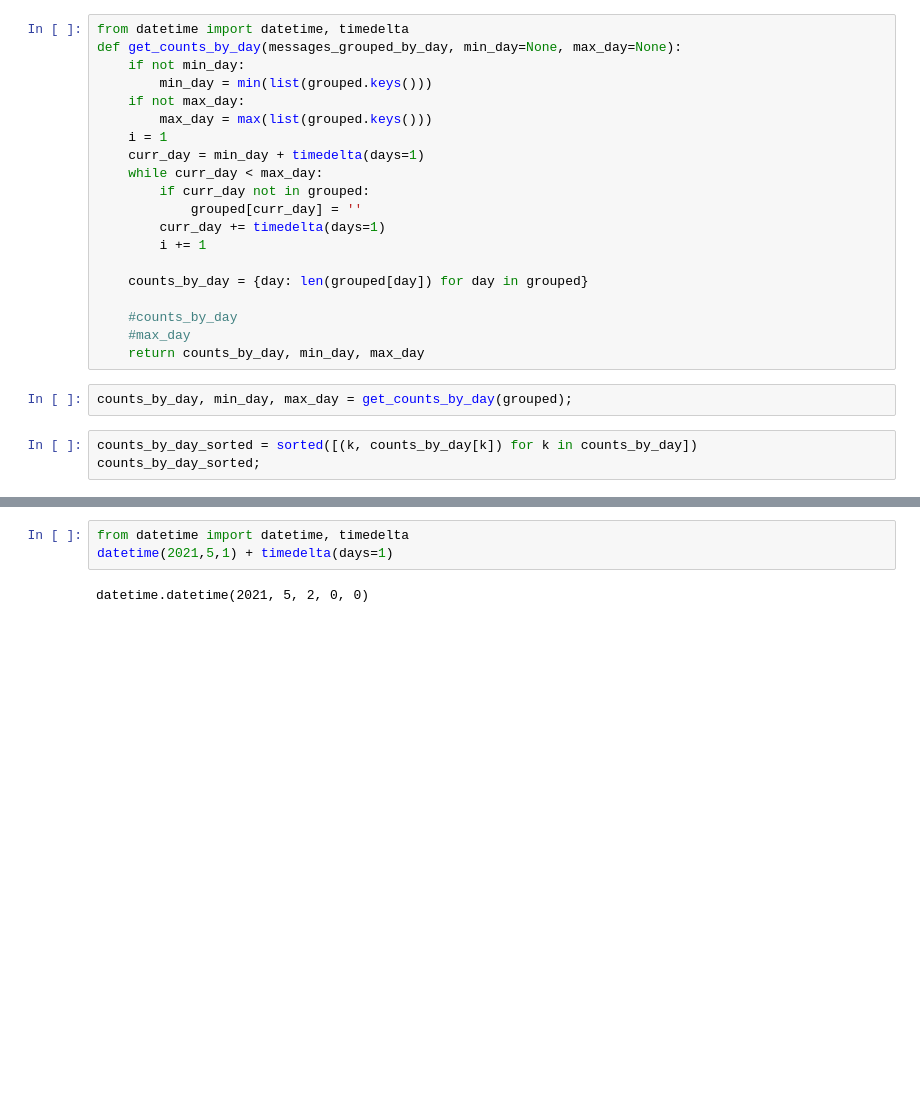
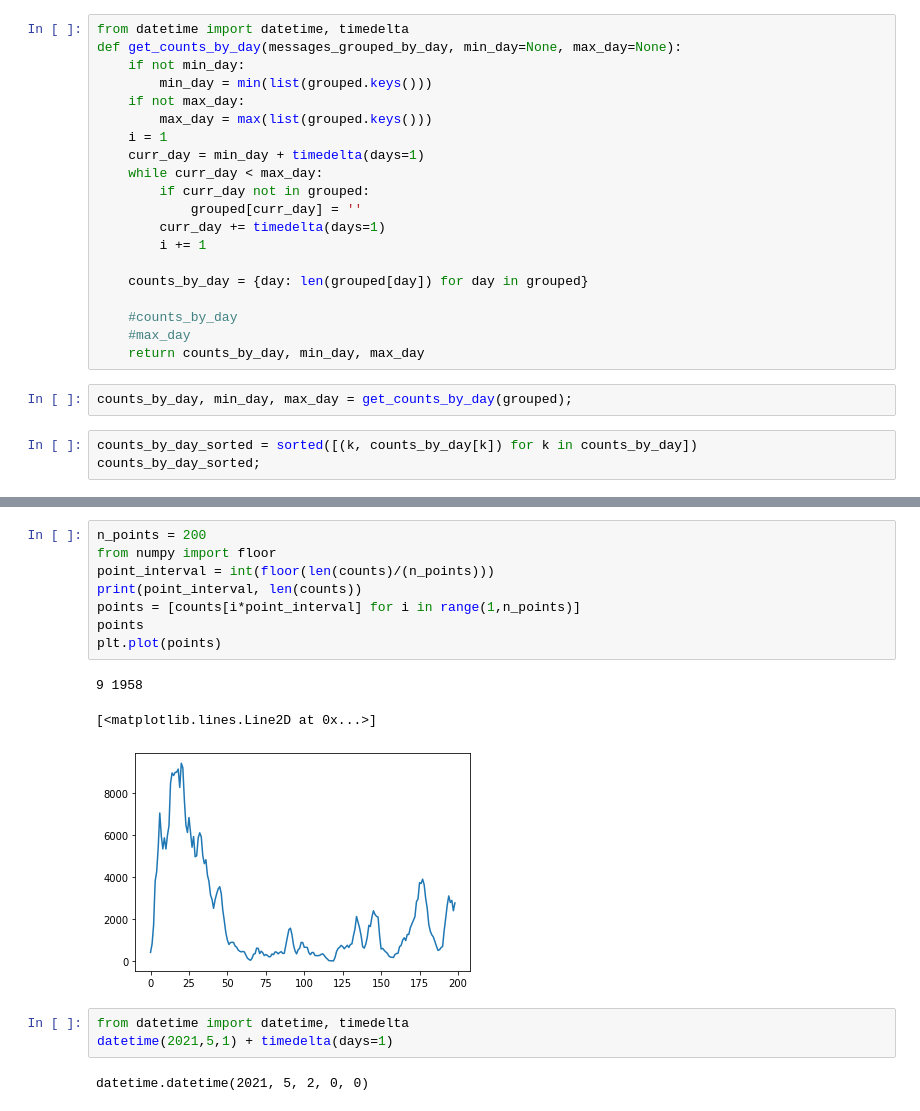
Before and after one commit to filipzupancic/momently, a Jupyter notebook: testisi.ipynb, the cells around one changed output, grey strips where cells are left out. Cells and saved outputs as stored; diff of their text form; blank space fills up the shorter version.

Commit message:
points v testisih so točke za bit narisane

```diff
--- a/testisi.ipynb
+++ b/testisi.ipynb
@@ -81,3 +96,15 @@ ax.set_xticks(ticks);
+# %%
+n_points = 200
+from numpy import floor
+point_interval = int(floor(len(counts)/(n_points)))
+print(point_interval, len(counts))
+points = [counts[i*point_interval] for i in range(1,n_points)]
+points
+plt.plot(points)
+# %% [output]
+9 1958
+[<matplotlib.lines.Line2D at 0x...>]
+[figure, added]
 # %%
 from datetime import datetime, timedelta
 datetime(2021,5,1) + timedelta(days=1)
```
Also changed, not shown: parts of 2 cells of this notebook.
